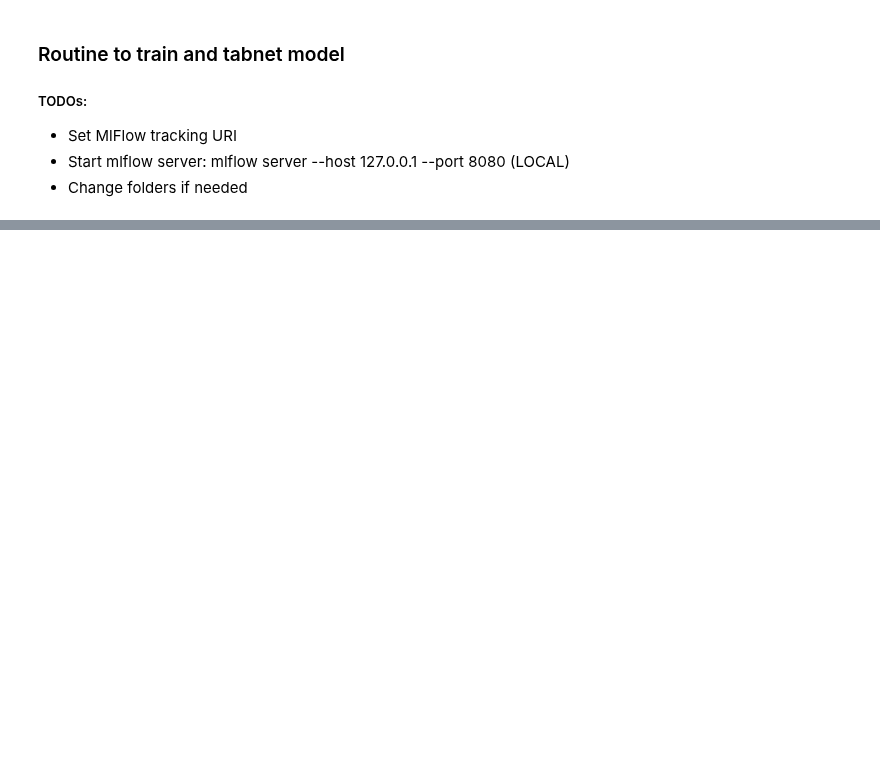
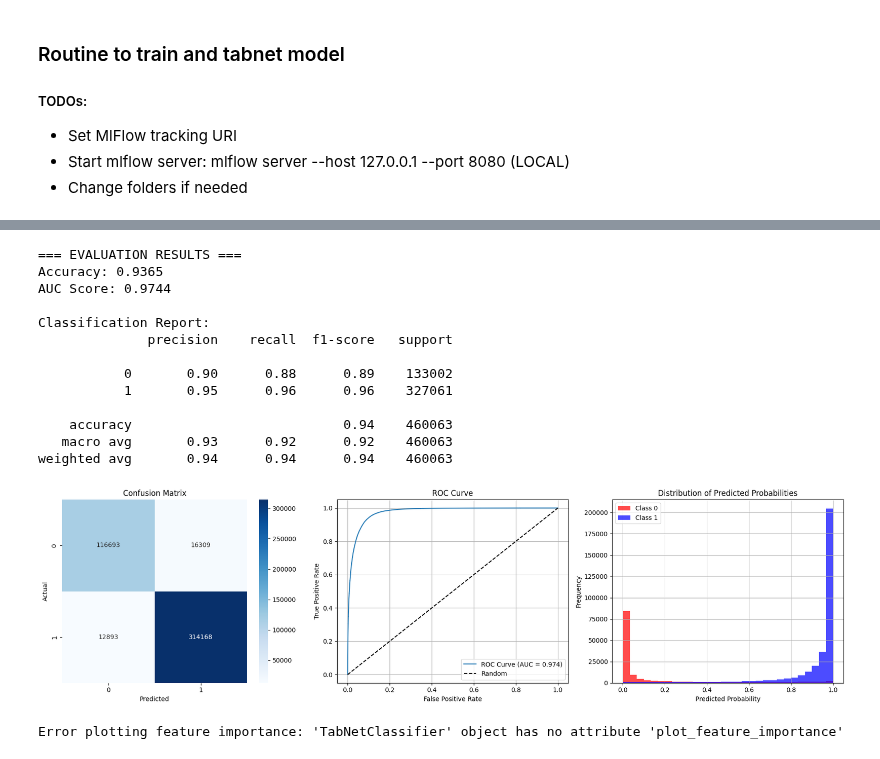
Before and after one commit to ScrPzz/rongowai-earth-surface-classifier, a Jupyter notebook: geo-k-compression_model/geok_tabnet_no_q.ipynb, the cells around one changed output, grey strips where cells are left out. Saved outputs shown, nothing was run; the diff lists cells and outputs as text; code cells hidden in the pictures; blank space fills up the shorter version.

Commit message:
noq trained

```diff
--- a/geo-k-compression_model/geok_tabnet_no_q.ipynb
+++ b/geo-k-compression_model/geok_tabnet_no_q.ipynb
@@ -681,24 +721,27 @@ class TabNetBinaryClassifier:
 # GPU-optimized usage example
 if __name__ == "__main__":
     classifier = TabNetBinaryClassifier(
-        n_d=64,
-        n_a=64,
-        n_steps=7,
-        gamma=1.5,
-        lambda_sparse=1e-3,
+        X_original=X_subset,
+        y_original=y_subset,
+        n_d=77,
+        n_a=110,
+        n_steps=8,
+        gamma=1.9067107319494947,
+        lambda_sparse=0.0005807365274596347,
+        optimizer_params=dict(lr=0.003944458659837453),
+        scheduler_params=dict(step_size=31, gamma=0.953213126517786),
+
         device_name='auto'  # Automatically detect GPU
     )
 
     # Show GPU info
     classifier.get_gpu_memory_info()
 
-    X_train, X_test, y_train, y_test = classifier.prepare_data(X_subset, y_subset, target_col='y')
-
     # Train model
     model = classifier.train(
         max_epochs=100,
         patience=20,
-        batch_size=2048,  # Larger batch size for GPU
+        batch_size=512,  # Larger batch size for GPU
         virtual_batch_size=256,
         num_workers=4  # Parallel data loading
     )
@@ -705,6 +791,22 @@ if __name__ == "__main__":
 # %%
 # Evaluate performance
 results = classifier.evaluate()
 
-classifier.plot_feature_importance(top_n=30)
+classifier.plot_feature_importance(plot=True, max_features=20)
+# %% [output]
+=== EVALUATION RESULTS ===
+Accuracy: 0.9365
+AUC Score: 0.9744
+
+Classification Report:
+              precision    recall  f1-score   support
+
+           0       0.90      0.88      0.89    133002
+           1       0.95      0.96      0.96    327061
+
+    accuracy                           0.94    460063
+   macro avg       0.93      0.92      0.92    460063
+weighted avg       0.94      0.94      0.94    460063
+[figure, added]
+Error plotting feature importance: 'TabNetClassifier' object has no attribute 'plot_feature_importance'
 # %%
```
Also changed, not shown: parts of 13 cells of this notebook, 4 other files.
